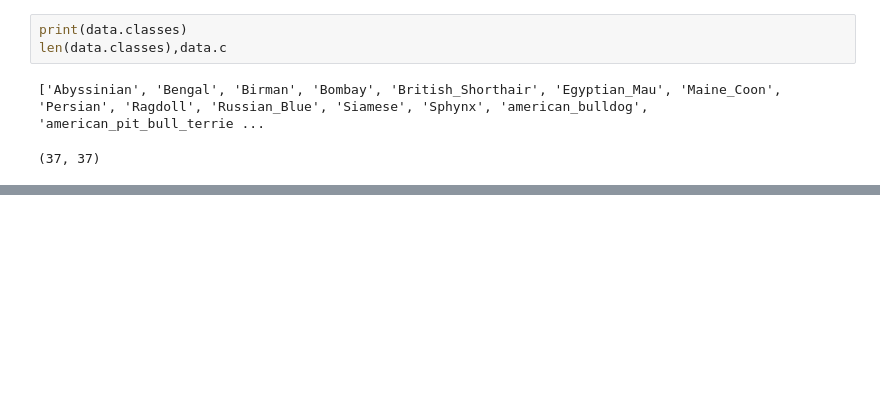
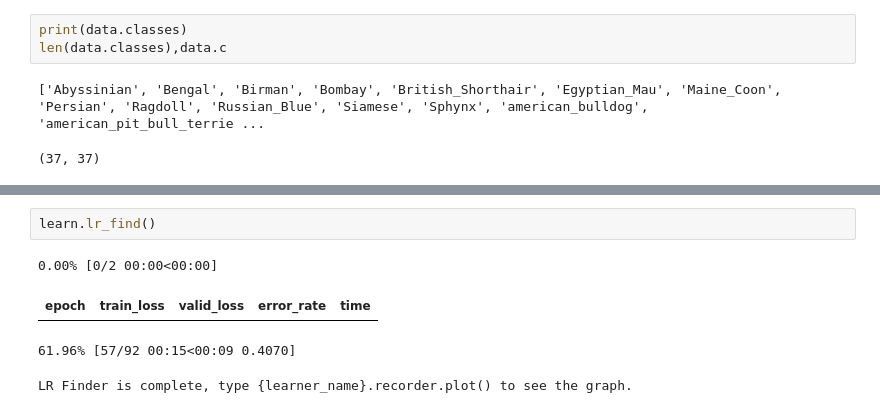
Before and after one commit to mriyank/image_classification, a Jupyter notebook: image_classification.ipynb, the cells around one changed output, grey strips where cells are left out. Saved outputs shown, nothing was run; the diff lists cells and outputs as text; blank space fills up the shorter version.

```diff
--- a/image_classification.ipynb
+++ b/image_classification.ipynb
@@ -102,0 +126,7 @@ learn.fit_one_cycle(4)
+# %%
+learn.lr_find()
+# %% [output]
+0.00% [0/2 00:00<00:00]
+| epoch | train_loss | valid_loss | error_rate | time |
+61.96% [57/92 00:15<00:09 0.4070]
+LR Finder is complete, type {learner_name}.recorder.plot() to see the graph.
```
Also changed, not shown: parts of 21 cells of this notebook.
